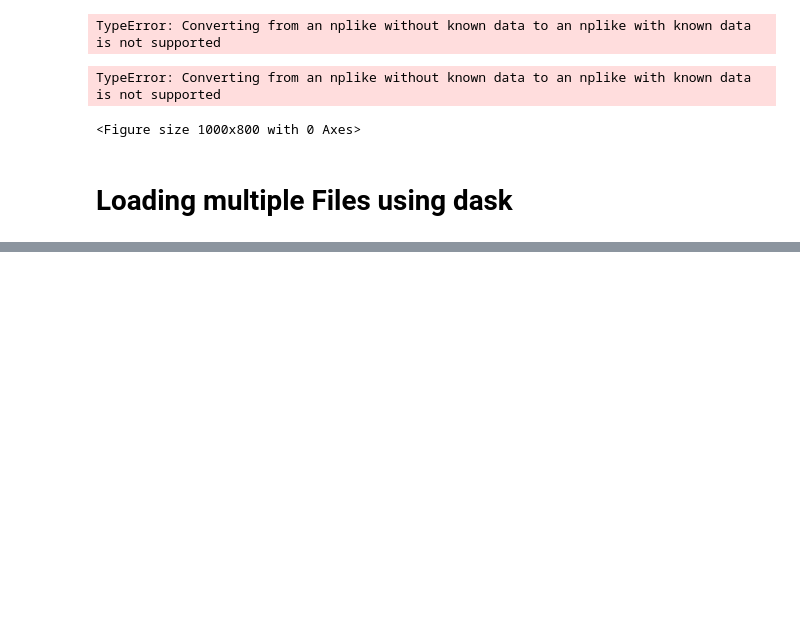
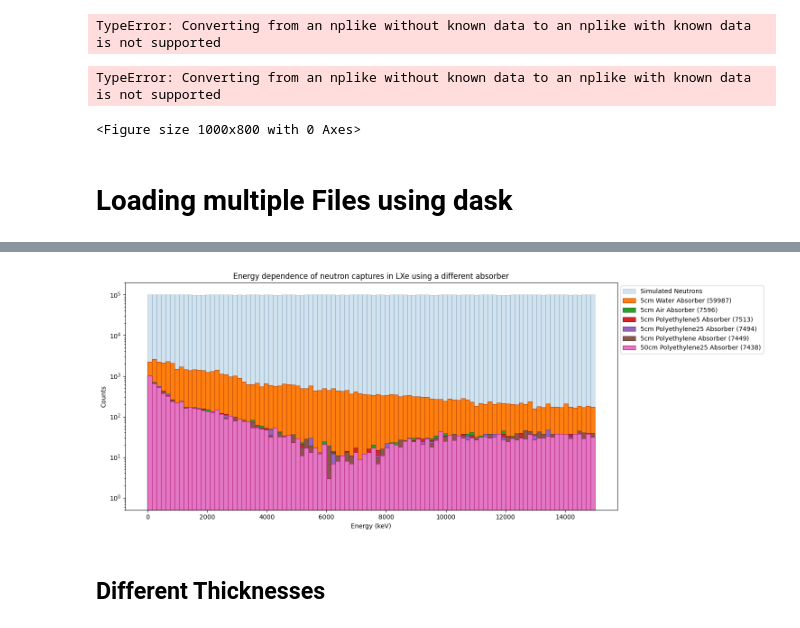
Before and after one commit to B-Koberg/XeSim, a Jupyter notebook: notebooks/Analysis.ipynb, the cells around one changed output, grey strips where cells are left out. Drawn from its saved outputs; the diff is of its cells as text; code cells hidden in the pictures; blank space fills up the shorter version.

```diff
--- a/notebooks/Analysis.ipynb
+++ b/notebooks/Analysis.ipynb
@@ -355,3 +468,50 @@ TypeError: Converting from an nplike without known data to an nplike with known
+# %%
+all_indices = [
+    (j, i)
+    for j in range(len(e_pri_2))
+    for i in range(len(e_pri_2[j]))
+]
+
+# Nach Länge sortieren (absteigend)
+all_indices_sorted = sorted(
+    all_indices,
+    key=lambda tup: len(e_pri_2[tup[0]][tup[1]]),
+    reverse=True
+)
+
+fig, ax = plt.subplots(figsize=(15, 6))
+
+sim = np.random.uniform(low=0, high=15000, size=10000000)
+ax.hist(sim, bins=100, edgecolor=edge_colors[0], linewidth=0.8, color=colors[0], alpha=0.2, label='Simulated Neutrons')
+
+k = 1
+for j, i in all_indices_sorted:
+    ax.hist(
+        e_pri_2[j][i],
+        bins=100,
+        range=(0, 15000),
+        color=colors[k % len(colors)],
+        alpha=1,
+        edgecolor=edge_colors[k % len(edge_colors)],
+        linewidth=0.8,
+        label=f'{data_AbsorberThick[j]} {data_Material[j][i]} Absorber ({len(e_pri_2[j][i])})'
+    )
+    k += 1
+
+ax.set_yscale('log')
+ax.set_ylim(0.5, 2e5)
+ax.legend(loc="upper left", bbox_to_anchor=(1, 1))
+ax.set_xlabel('Energy (keV)')
+ax.set_ylabel('Counts')
+ax.set_title(f'Energy dependence of neutron captures in LXe using a different absorber')
+
+plt.tight_layout()
+plt.savefig(f"/home/b/bkoberg/AGW_LowRad/home/bkoberg/XeSim/notebooks/Pictures/{data_Version}/all/MaterialComparison_EnergyNC.pdf" )
+plt.show()
+# %% [output]
+[figure, added]
+# %% [markdown]
+## Different Thicknesses
 # %%
 data_path = "/home/b/bkoberg/AGW_LowRad/data_sim/XeSim_Neutron"
 data_Version = "e44f72e"
```
Also changed, not shown: parts of 36 cells of this notebook, 31 other files.
